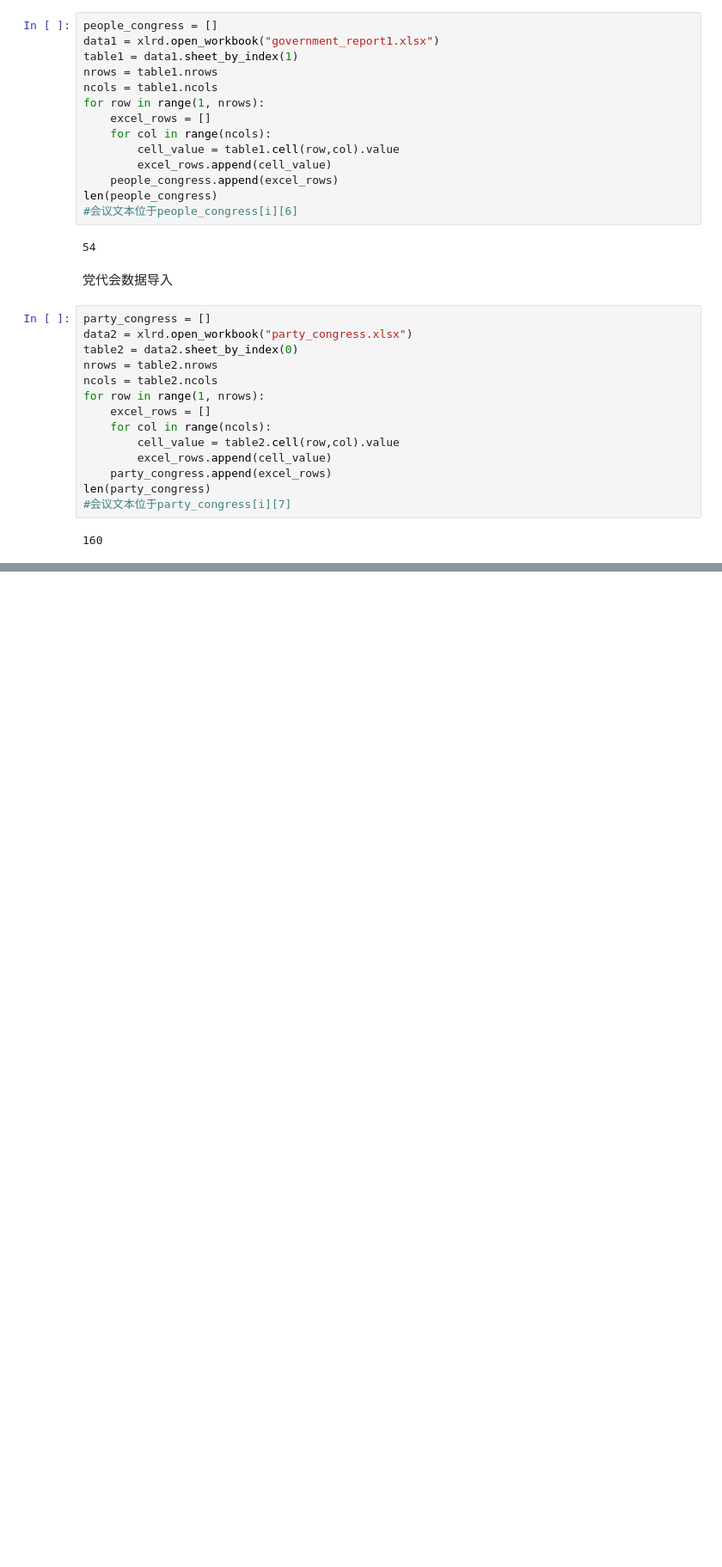
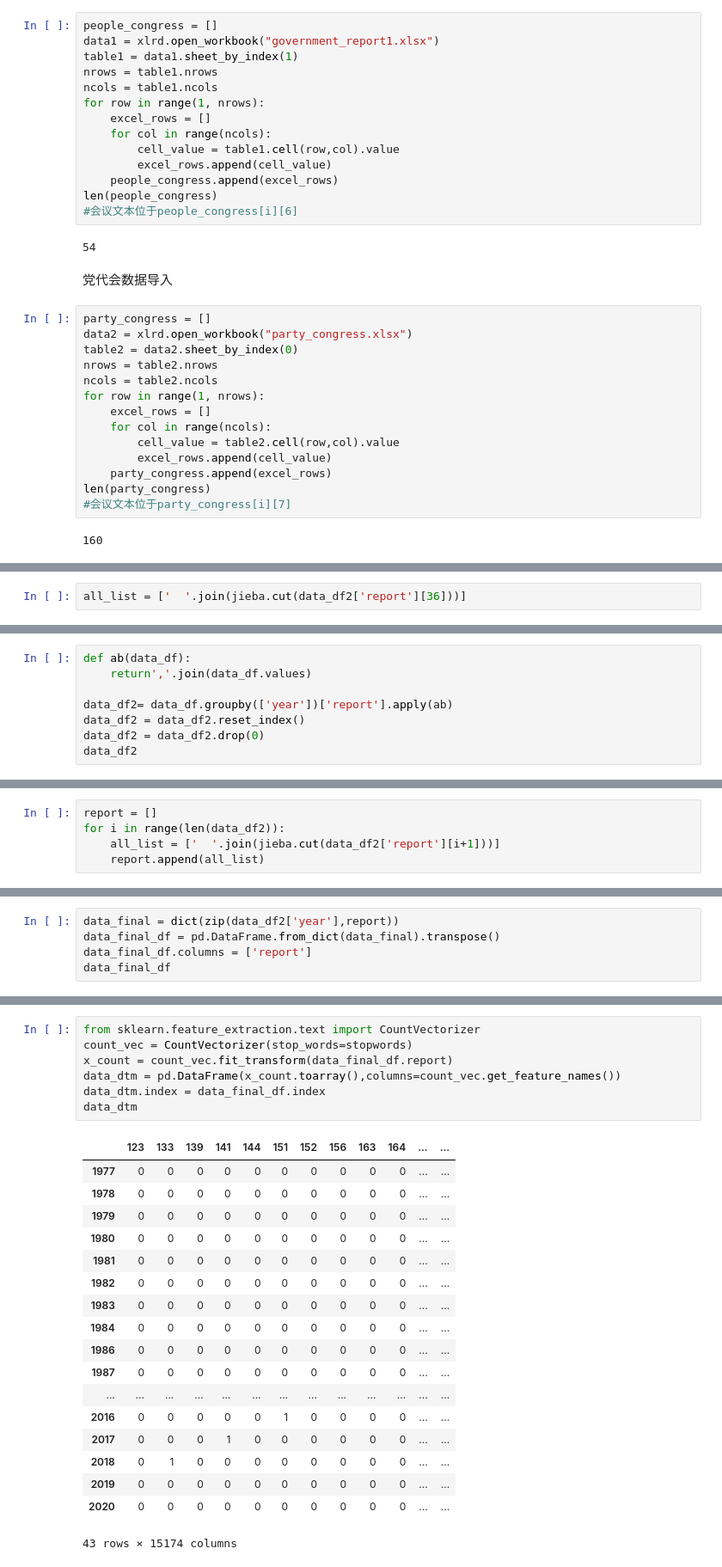
Before and after one commit to HKUST-SOSC4300-5500/literature-review-final-project-ong-no-game, a Jupyter notebook: fp/clean_text.ipynb, the cells around one changed output, grey strips where cells are left out. Shown: that part at 86% size. Saved outputs shown, nothing was run; the diff lists cells and outputs as text; blank space fills up the shorter version.

```diff
--- a/fp/clean_text.ipynb
+++ b/fp/clean_text.ipynb
@@ -100,0 +153,2 @@ for year in range(len(party_congress)):
+# %%
+all_list = ['  '.join(jieba.cut(data_df2['report'][36]))]
@@ -100,0 +186,8 @@ for year in range(len(party_congress)):
+# %%
+def ab(data_df):
+    return','.join(data_df.values)
+
+data_df2= data_df.groupby(['year'])['report'].apply(ab)
+data_df2 = data_df2.reset_index()
+data_df2 = data_df2.drop(0)
+data_df2
@@ -100,0 +232,5 @@ for year in range(len(party_congress)):
+# %%
+report = []
+for i in range(len(data_df2)):
+    all_list = ['  '.join(jieba.cut(data_df2['report'][i+1]))]
+    report.append(all_list)
@@ -100,0 +247,5 @@ for year in range(len(party_congress)):
+# %%
+data_final = dict(zip(data_df2['year'],report))
+data_final_df = pd.DataFrame.from_dict(data_final).transpose()
+data_final_df.columns = ['report']
+data_final_df
@@ -100,0 +270,26 @@ for year in range(len(party_congress)):
+# %%
+from sklearn.feature_extraction.text import CountVectorizer
+count_vec = CountVectorizer(stop_words=stopwords)
+x_count = count_vec.fit_transform(data_final_df.report)
+data_dtm = pd.DataFrame(x_count.toarray(),columns=count_vec.get_feature_names())
+data_dtm.index = data_final_df.index
+data_dtm
+# %% [output]
+|  | 123 | 133 | 139 | 141 | 144 | 151 | 152 | 156 | 163 | 164 | ... | ... |
+| 1977 | 0 | 0 | 0 | 0 | 0 | 0 | 0 | 0 | 0 | 0 | ... | ... |
+| 1978 | 0 | 0 | 0 | 0 | 0 | 0 | 0 | 0 | 0 | 0 | ... | ... |
+| 1979 | 0 | 0 | 0 | 0 | 0 | 0 | 0 | 0 | 0 | 0 | ... | ... |
+| 1980 | 0 | 0 | 0 | 0 | 0 | 0 | 0 | 0 | 0 | 0 | ... | ... |
+| 1981 | 0 | 0 | 0 | 0 | 0 | 0 | 0 | 0 | 0 | 0 | ... | ... |
+| 1982 | 0 | 0 | 0 | 0 | 0 | 0 | 0 | 0 | 0 | 0 | ... | ... |
+| 1983 | 0 | 0 | 0 | 0 | 0 | 0 | 0 | 0 | 0 | 0 | ... | ... |
+| 1984 | 0 | 0 | 0 | 0 | 0 | 0 | 0 | 0 | 0 | 0 | ... | ... |
+| 1986 | 0 | 0 | 0 | 0 | 0 | 0 | 0 | 0 | 0 | 0 | ... | ... |
+| 1987 | 0 | 0 | 0 | 0 | 0 | 0 | 0 | 0 | 0 | 0 | ... | ... |
+| ... | ... | ... | ... | ... | ... | ... | ... | ... | ... | ... | ... | ... |
+| 2016 | 0 | 0 | 0 | 0 | 0 | 1 | 0 | 0 | 0 | 0 | ... | ... |
+| 2017 | 0 | 0 | 0 | 1 | 0 | 0 | 0 | 0 | 0 | 0 | ... | ... |
+| 2018 | 0 | 1 | 0 | 0 | 0 | 0 | 0 | 0 | 0 | 0 | ... | ... |
+| 2019 | 0 | 0 | 0 | 0 | 0 | 0 | 0 | 0 | 0 | 0 | ... | ... |
+| 2020 | 0 | 0 | 0 | 0 | 0 | 0 | 0 | 0 | 0 | 0 | ... | ... |
+43 rows × 15174 columns
```
Also changed, not shown: parts of 50 cells of this notebook, 6 other files.
